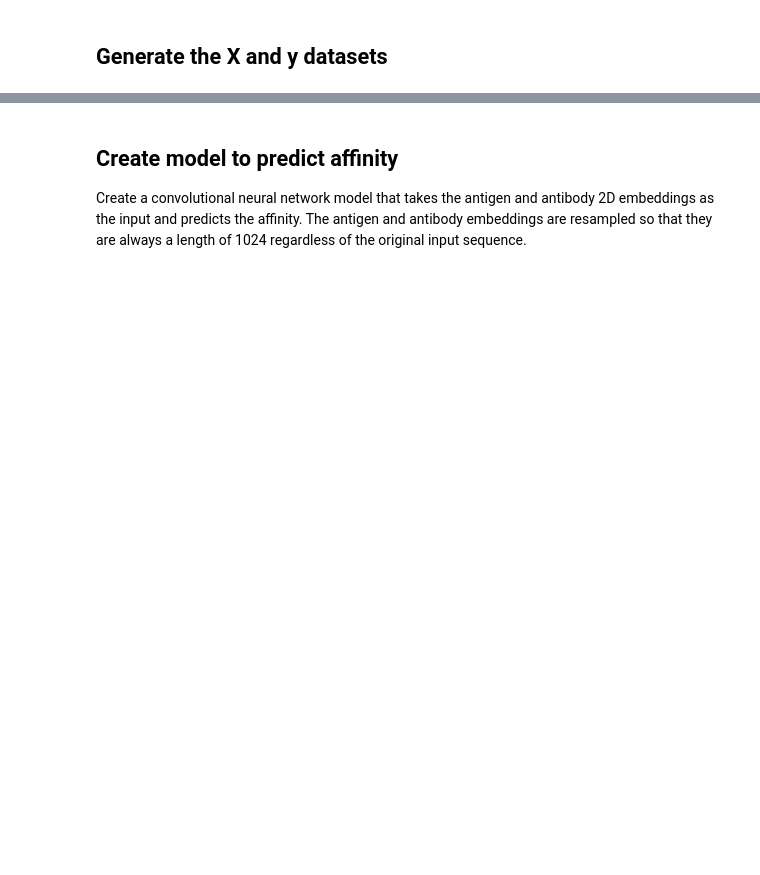
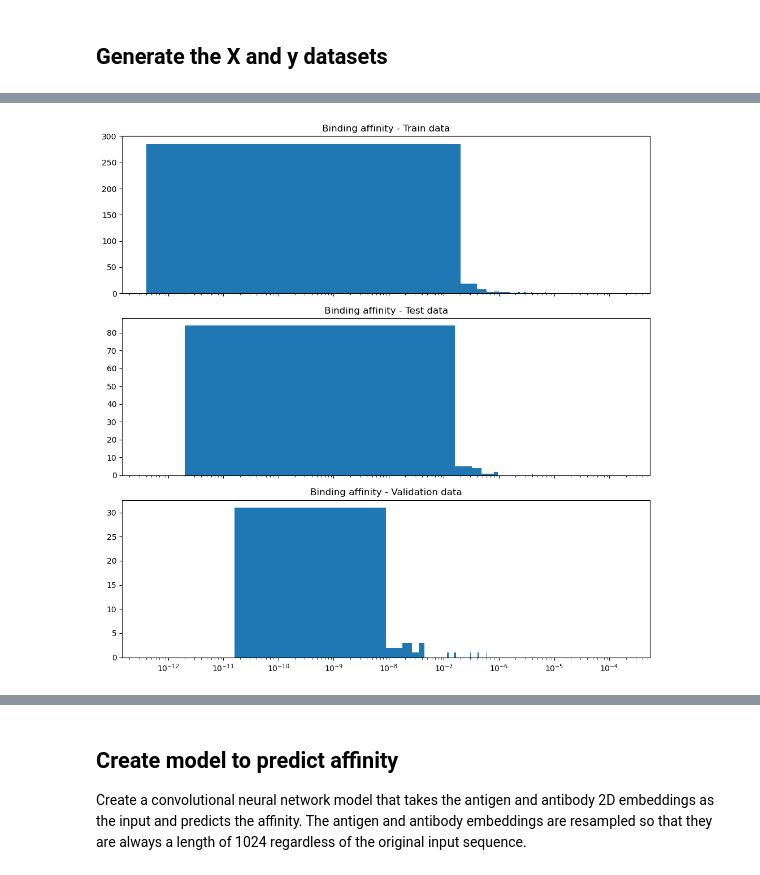
Before and after one commit to tonyreina/antibody-affinity, a Jupyter notebook: antibody-affinity.ipynb, the cells around one changed output, grey strips where cells are left out. Drawn from its saved outputs; the diff is of its cells as text; code cells hidden in the pictures; blank space fills up the shorter version.

```diff
--- a/antibody-affinity.ipynb
+++ b/antibody-affinity.ipynb
@@ -237,7 +311,6 @@ X_test_antigen  = embed_sequence(split["test"]["Antigen"])
 # %%
-# Recommend to take the log transform on the affinity values to make them more linear
-y_train = np.log(split["train"]["Y"].values)
-y_valid = np.log(split["valid"]["Y"].values)
-y_test =  np.log(split["test"]["Y"].values)
+y_train = split["train"]["Y"].values
+y_valid = split["valid"]["Y"].values
+y_test =  split["test"]["Y"].values
 # %%
 X_train_antibody.shape
@@ -250,3 +331,31 @@ X_test_antigen.shape
+# %%
+import matplotlib.pyplot as plt
+
+# Create a new figure
+fig, axes = plt.subplots(nrows=3, ncols=1, figsize=(10, 10), sharex=True)
+
+# Train data
+axes[0].hist(y_train, bins=1000)
+axes[0].set_xscale("log")
+axes[0].set_title("Binding affinity - Train data")
+
+# Test data
+axes[1].hist(y_test, bins=1000)
+axes[1].set_xscale("log")
+axes[1].set_title("Binding affinity - Test data")
+
+# Validation data
+axes[2].hist(y_valid, bins=1000)
+axes[2].set_xscale("log")
+axes[2].set_title("Binding affinity - Validation data")
+
+# Adjust layout to prevent overlap
+fig.tight_layout()
+
+# Display the plot
+plt.show()
+# %% [output]
+[figure, added]
 # %%
 import torch
 import torch.nn as nn
```
Also changed, not shown: parts of 29 cells of this notebook, 2 other files.
